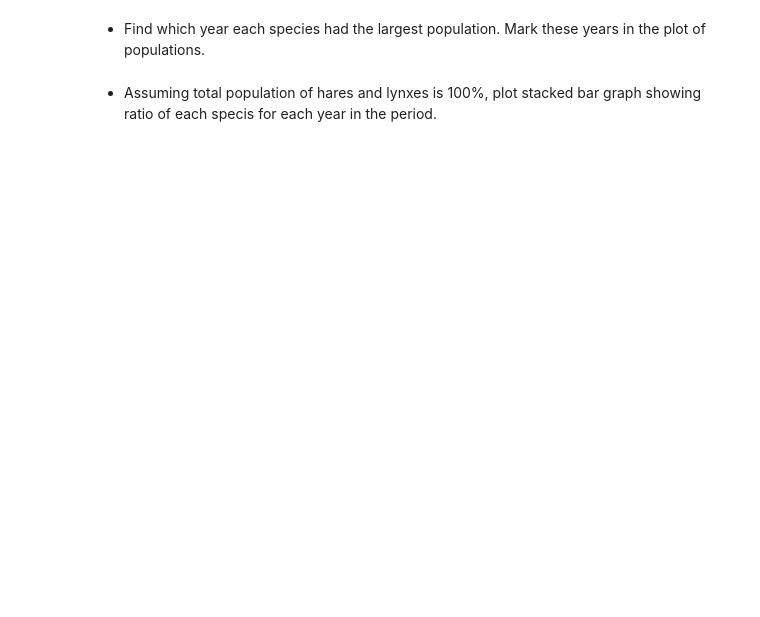
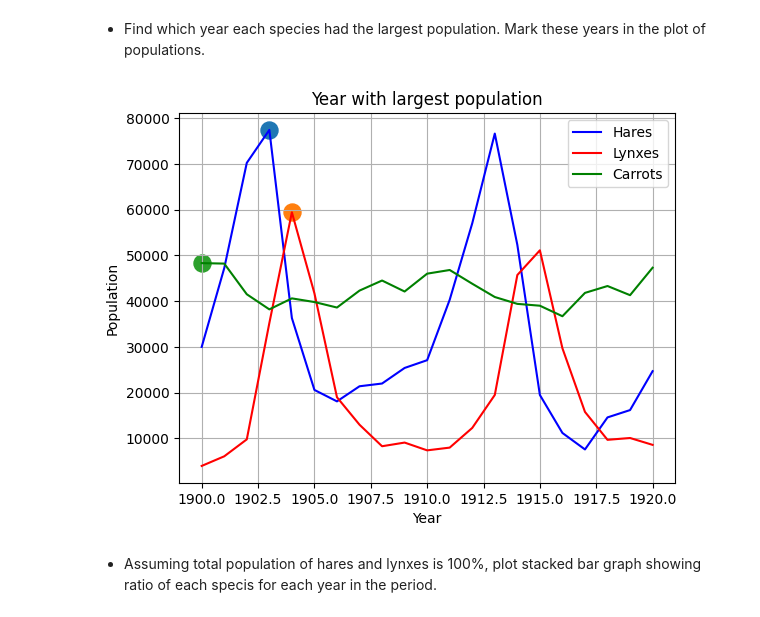
Before and after one commit to maxmiheev/mikheev6sem, a Jupyter notebook: hw/hw2.ipynb, the cells around one changed output. Saved outputs shown, nothing was run; the diff lists cells and outputs as text; code cells hidden in the pictures; blank space fills up the shorter version.

```diff
--- a/hw/hw2.ipynb
+++ b/hw/hw2.ipynb
@@ -37,4 +117,27 @@ and do the following exercises **without for-loops (!!!)**.
 # %% [markdown]
 - Find which year each species had the largest population. Mark these years in the plot of populations.
+# %%
+max_hares = np.argmax(hares)
+max_lynxes = np.argmax(lynxes)
+max_carrots = np.argmax(carrots)
+# %%
+
+plt.plot(years, hares, 'b-', label='Hares')
+plt.plot(years, lynxes, 'r-', label='Lynxes')
+plt.plot(years, carrots, 'g-', label='Carrots')
+plt.xlabel('Year')
+plt.ylabel('Population')
+plt.title('Year with largest population')
+
+plt.scatter(years[max_hares], hares[max_hares], s=150)
+plt.scatter(years[max_lynxes], lynxes[max_lynxes], s=150)
+plt.scatter(years[max_carrots], carrots[max_carrots], s=150)
+
+
+plt.legend()
+plt.grid(True)
+plt.show()
+# %% [output]
+[figure, added]
 # %% [markdown]
 - Assuming total population of hares and lynxes is 100%, plot stacked bar graph showing ratio of each specis for each year in the period.
```
Also changed, not shown: parts of 14 cells of this notebook, 2 other files.
